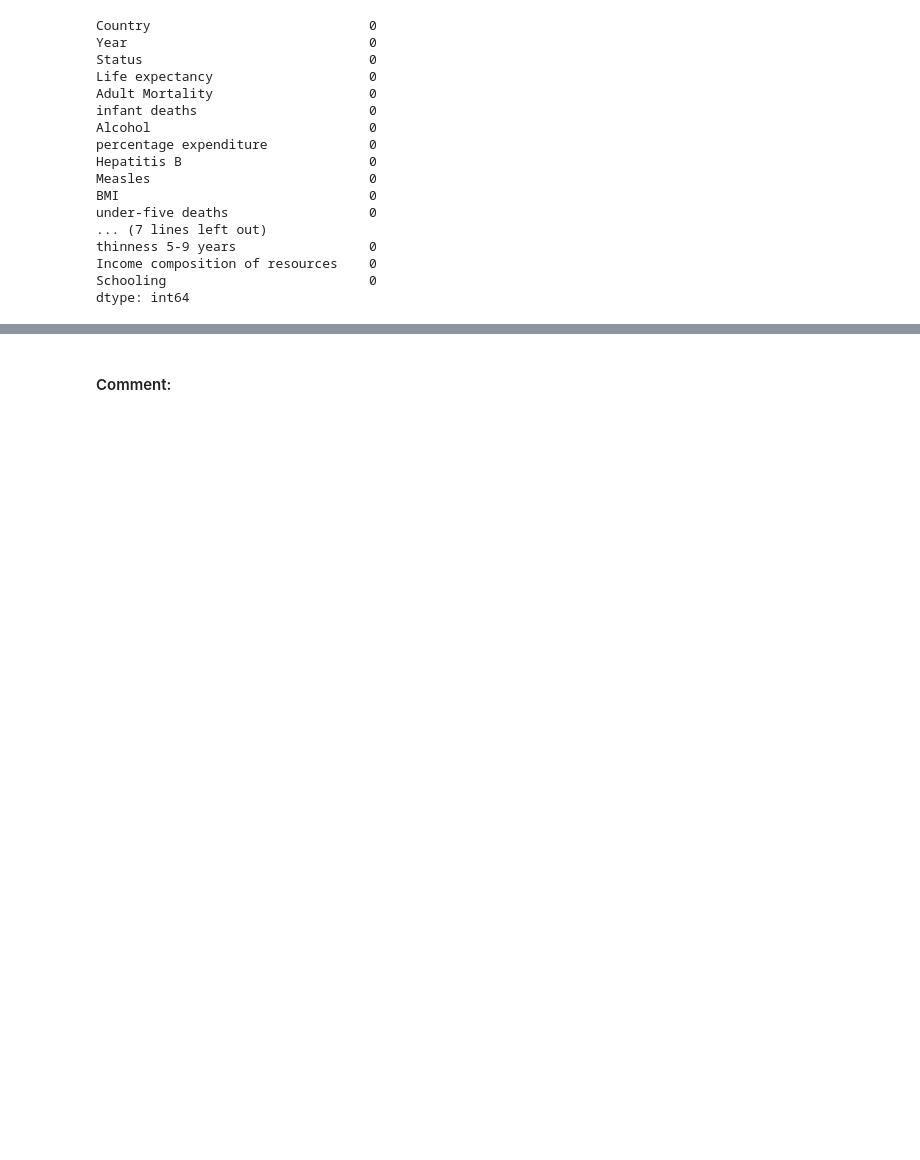
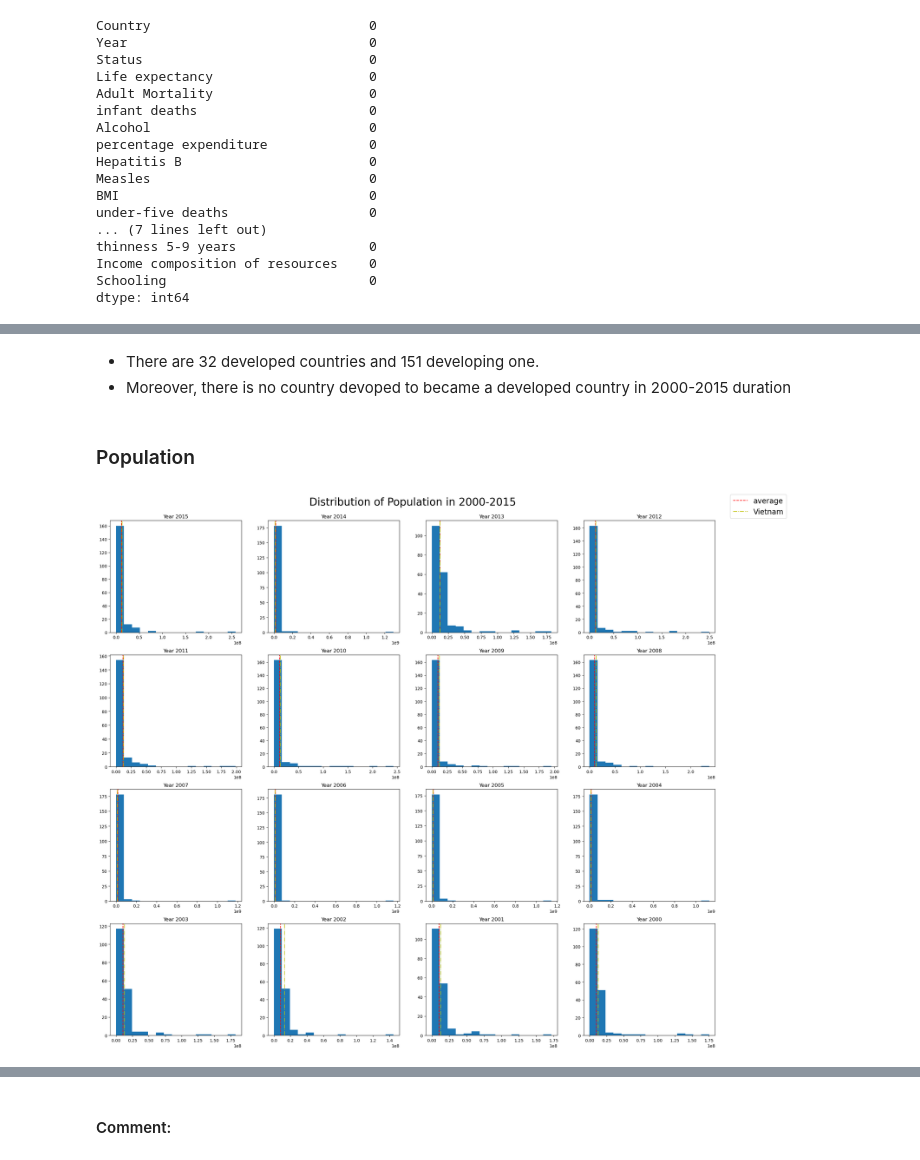
Before and after one commit to TrungTechh/DV_FinfalProject, a Jupyter notebook: main.ipynb, the cells around one changed output, grey strips where cells are left out. Drawn from its saved outputs; the diff is of its cells as text; code cells hidden in the pictures; blank space fills up the shorter version.

```diff
--- a/main.ipynb
+++ b/main.ipynb
@@ -254,0 +309,24 @@ KeyError: 'Life expectancy '
+# %% [markdown]
+- There are 32 developed countries and 151 developing one.
+- Moreover, there is no country devoped to became a developed country in 2000-2015 duration
+# %% [markdown]
+### Population
+# %%
+fig, axes = plt.subplots(4, 4, figsize=(25, 20))
+
+for i in range(len(years)):
+    population_year = df.loc[df.Year == years[i], ['Country', 'Population']]
+    ax = axes[i // 4][i - 4*(i // 4)]
+    ax.hist(population_year['Population'], bins=15)
+    ax.axvline(population_year['Population'].mean(), c='r', linestyle='--', label='average')
+    ax.axvline(population_year.loc[df.Country == 'Viet Nam', 'Population'].values[0], c='y', linestyle='-.', label='Vietnam')
+    ax.set_title(f'Year {years[i]}')
+
+fig.suptitle('Distribution of Population in 2000-2015', horizontalalignment='center', verticalalignment='center', fontsize = 25)
+handles, labels = axes[0, 0].get_legend_handles_labels()
+fig.legend(handles, labels, fontsize='xx-large')
+
+plt.subplots_adjust(top=0.95, bottom=0.1, left=0.1, right=0.9, hspace=0.2)
+plt.show();
+# %% [output]
+[figure, added]
```
Also changed, not shown: parts of 49 cells of this notebook.
